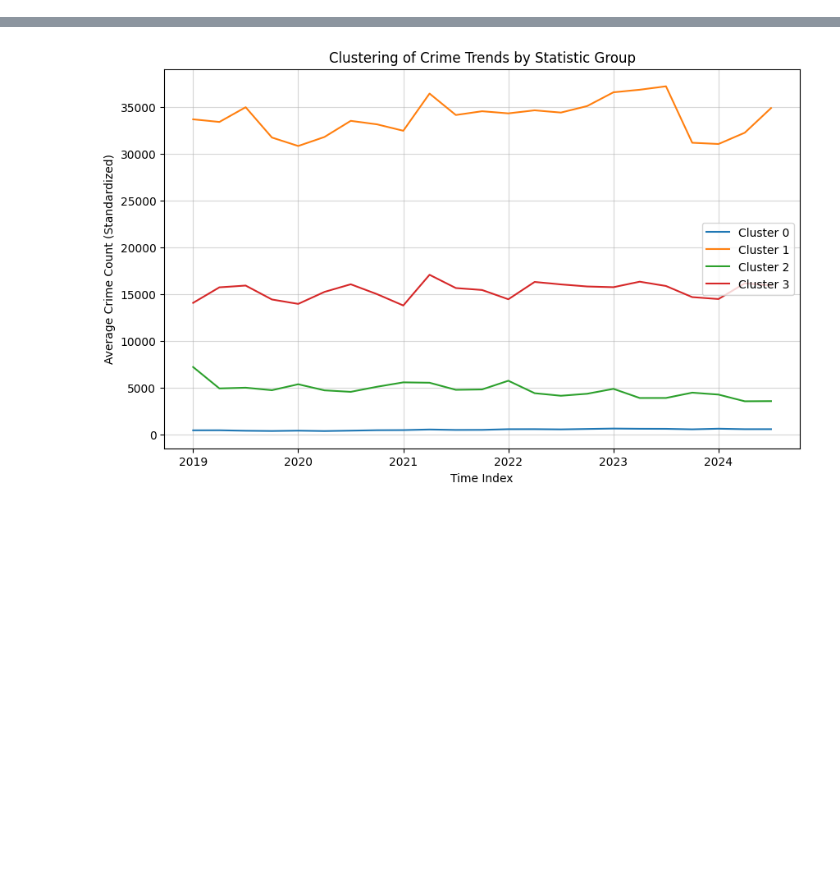
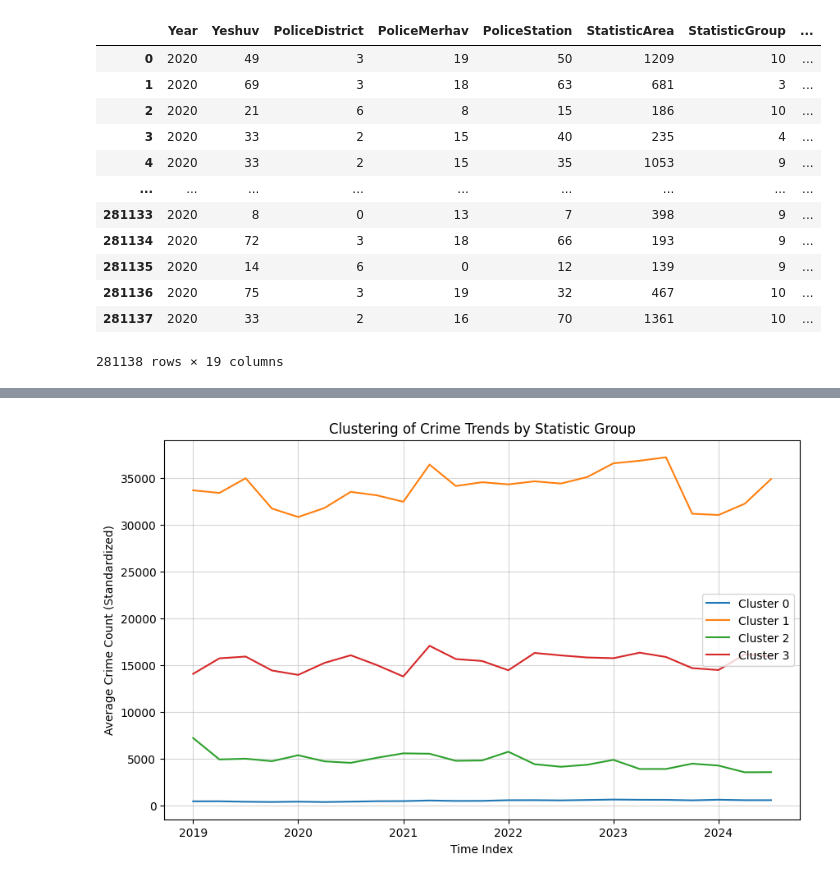
Before and after one commit to orifelszer/CrimeData, a Jupyter notebook: Clustering.ipynb, the cells around one changed output, grey strips where cells are left out. Saved outputs shown, nothing was run; the diff lists cells and outputs as text; code cells hidden in the pictures; blank space fills up the shorter version.

```diff
--- a/Clustering.ipynb
+++ b/Clustering.ipynb
@@ -104,0 +199,16 @@ crime_pivot_scaled = scaler.fit_transform(crime_pivot)
+# %%
+df_kmeans
+# %% [output]
+|  | Year | Yeshuv | PoliceDistrict | PoliceMerhav | PoliceStation | StatisticArea | StatisticGroup | ... |
+| 0 | 2020 | 49 | 3 | 19 | 50 | 1209 | 10 | ... |
+| 1 | 2020 | 69 | 3 | 18 | 63 | 681 | 3 | ... |
+| 2 | 2020 | 21 | 6 | 8 | 15 | 186 | 10 | ... |
+| 3 | 2020 | 33 | 2 | 15 | 40 | 235 | 4 | ... |
+| 4 | 2020 | 33 | 2 | 15 | 35 | 1053 | 9 | ... |
+| ... | ... | ... | ... | ... | ... | ... | ... | ... |
+| 281133 | 2020 | 8 | 0 | 13 | 7 | 398 | 9 | ... |
+| 281134 | 2020 | 72 | 3 | 18 | 66 | 193 | 9 | ... |
+| 281135 | 2020 | 14 | 6 | 0 | 12 | 139 | 9 | ... |
+| 281136 | 2020 | 75 | 3 | 19 | 32 | 467 | 10 | ... |
+| 281137 | 2020 | 33 | 2 | 16 | 70 | 1361 | 10 | ... |
+281138 rows × 19 columns
```
Also changed, not shown: parts of 15 cells of this notebook.
